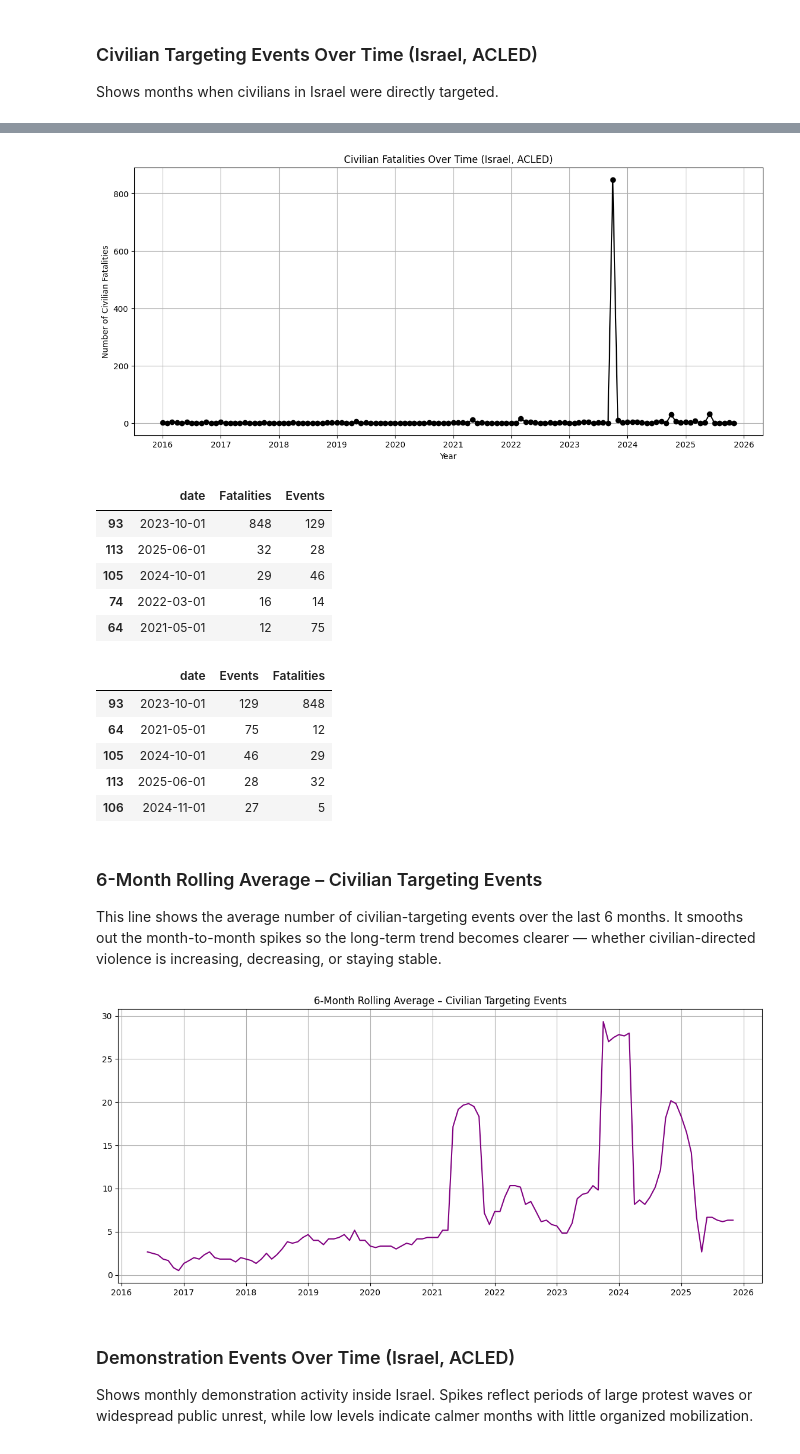
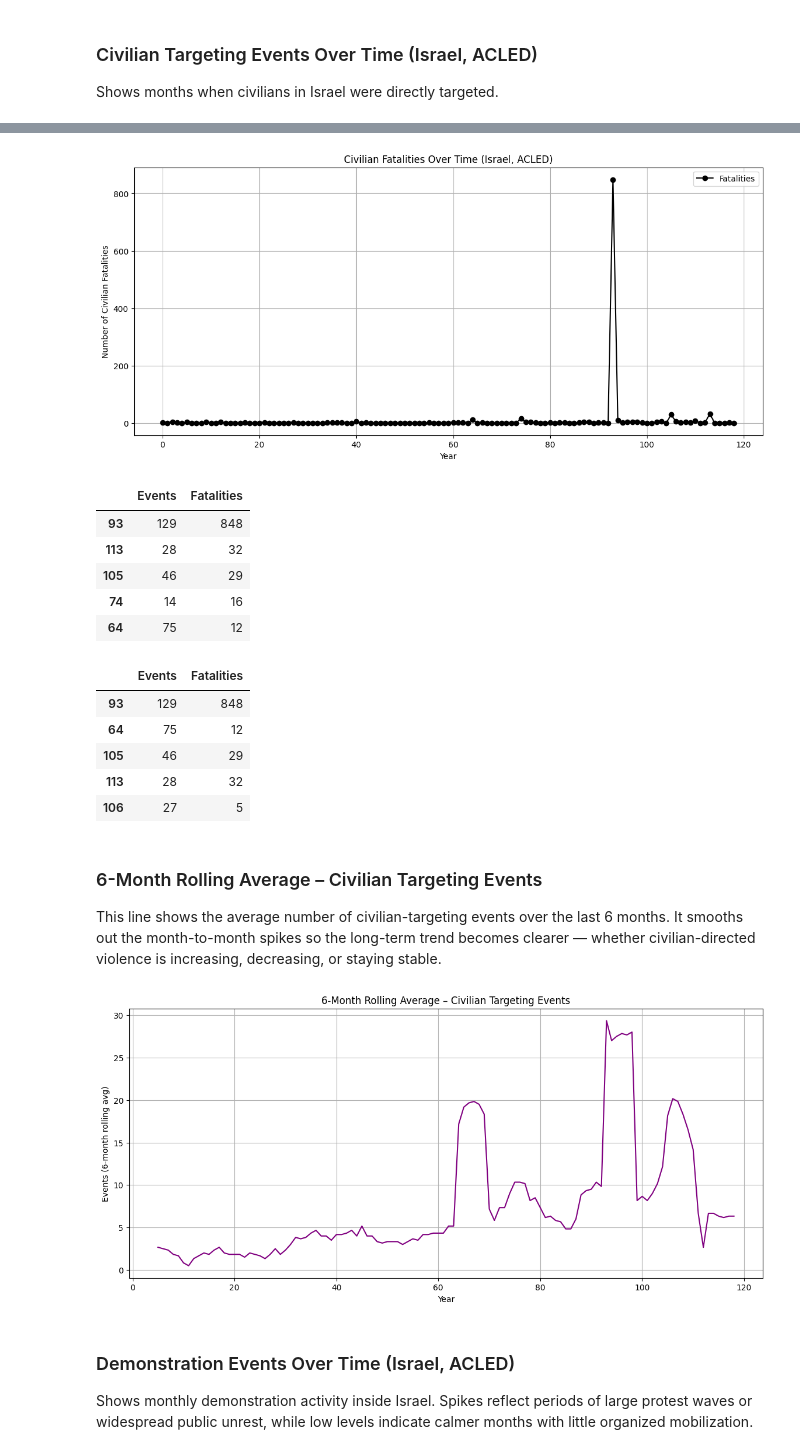
Before and after one commit to zvelegrakis/projects, a Jupyter notebook: projects/000_p1/notebooks/exploration.ipynb, the cells around one changed output, grey strips where cells are left out. Saved outputs shown, nothing was run; the diff lists cells and outputs as text; code cells hidden in the pictures.

```diff
--- a/projects/000_p1/notebooks/exploration.ipynb
+++ b/projects/000_p1/notebooks/exploration.ipynb
@@ -124,45 +131,50 @@ plt.show()
 # %%
-plt.figure(figsize=(14,6))
-plt.plot(df_civ["date"], df_civ["Fatalities"], marker="o", color="black")
+import matplotlib.pyplot as plt
+
+plt.figure(figsize=(14, 6))
+plt.plot(df_civ.index, df_civ["Fatalities"], marker="o", color="black", label="Fatalities")
 plt.title("Civilian Fatalities Over Time (Israel, ACLED)")
 plt.xlabel("Year")
 plt.ylabel("Number of Civilian Fatalities")
 plt.grid(True)
+plt.legend()
 plt.show()
 # %% [output]
-[figure, old version]
+[figure, new version]
 # %%
-df_civ.nlargest(5, "Fatalities")[["date", "Fatalities", "Events"]]
+df_civ.nlargest(5, "Fatalities")[["Events", "Fatalities"]]
 # %% [output]
-|  | date | Fatalities | Events |
-| 93 | 2023-10-01 | 848 | 129 |
-| 113 | 2025-06-01 | 32 | 28 |
-| 105 | 2024-10-01 | 29 | 46 |
-| 74 | 2022-03-01 | 16 | 14 |
-| 64 | 2021-05-01 | 12 | 75 |
+|  | Events | Fatalities |
+| 93 | 129 | 848 |
+| 113 | 28 | 32 |
+| 105 | 46 | 29 |
+| 74 | 14 | 16 |
+| 64 | 75 | 12 |
 # %%
-df_civ.nlargest(5, "Events")[["date", "Events", "Fatalities"]]
+df_civ.nlargest(5, "Events")[["Events", "Fatalities"]]
 # %% [output]
-|  | date | Events | Fatalities |
-| 93 | 2023-10-01 | 129 | 848 |
-| 64 | 2021-05-01 | 75 | 12 |
-| 105 | 2024-10-01 | 46 | 29 |
-| 113 | 2025-06-01 | 28 | 32 |
-| 106 | 2024-11-01 | 27 | 5 |
+|  | Events | Fatalities |
+| 93 | 129 | 848 |
+| 64 | 75 | 12 |
+| 105 | 46 | 29 |
+| 113 | 28 | 32 |
+| 106 | 27 | 5 |
 # %% [markdown]
 ### 6-Month Rolling Average – Civilian Targeting Events
 
 This line shows the average number of civilian-targeting events over the last 6 months. It smooths out the month-to-month spikes so the long-term trend becomes clearer — whether civilian-directed violence is increasing, decreasing, or staying stable.
 # %%
-df_civ["events_rolling"] = df_civ["Events"].rolling(window=6).mean()
+import matplotlib.pyplot as plt
 
-plt.figure(figsize=(14,6))
-plt.plot(df_civ["date"], df_civ["events_rolling"], color="purple")
+plt.figure(figsize=(14, 6))
+plt.plot(df_civ.index, df_civ["events_rolling"], color="purple")
 plt.title("6-Month Rolling Average – Civilian Targeting Events")
+plt.xlabel("Year")
+plt.ylabel("Events (6-month rolling avg)")
 plt.grid(True)
 plt.show()
 # %% [output]
-[figure, old version]
+[figure, new version]
 # %% [markdown]
 ### Demonstration Events Over Time (Israel, ACLED)
 
```
Also changed, not shown: parts of 15 cells of this notebook.
